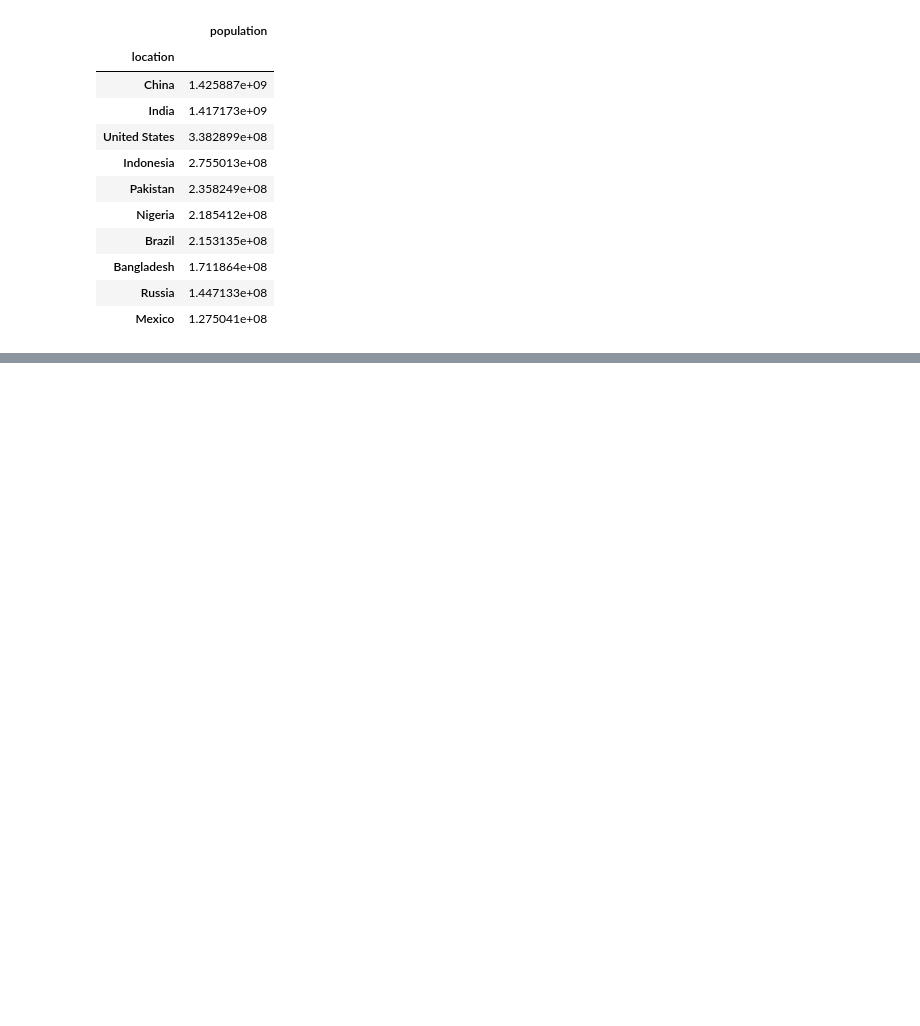
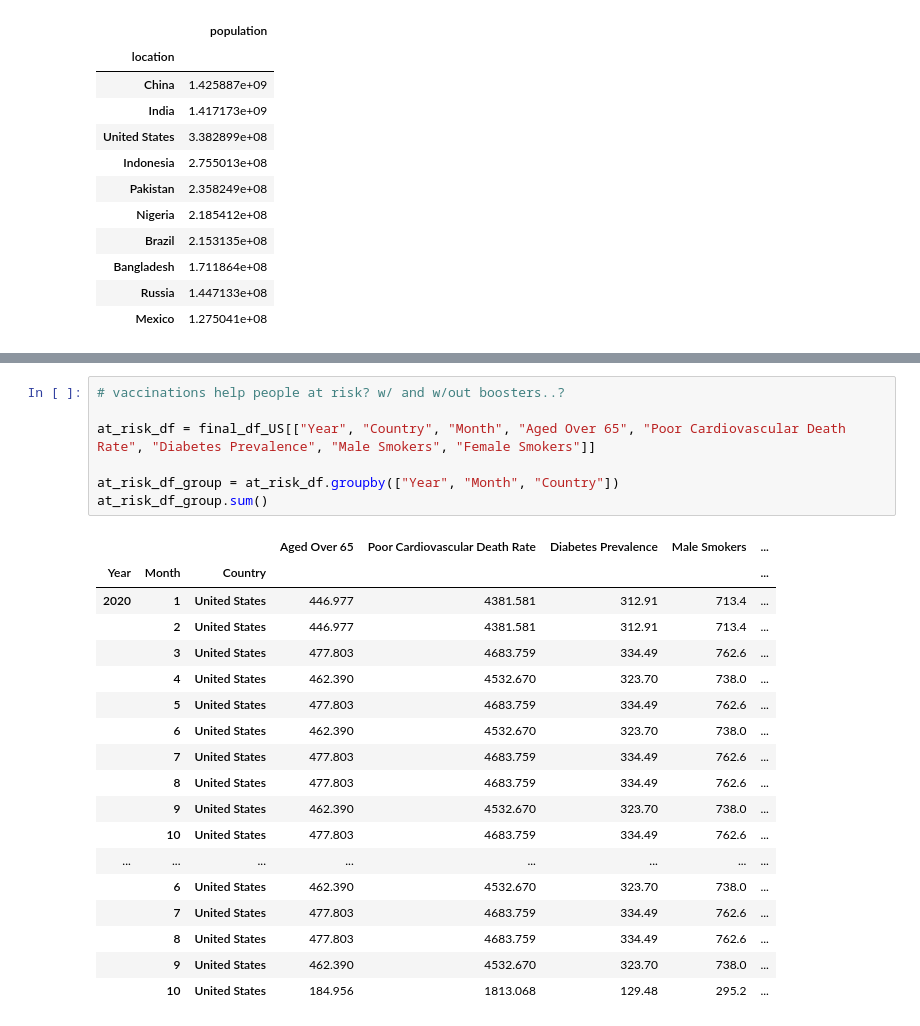
Before and after one commit to ss0ryan0/project1_group7, a Jupyter notebook: Code/project1_group7.ipynb, the cells around one changed output, grey strips where cells are left out. Saved outputs shown, nothing was run; the diff lists cells and outputs as text; blank space fills up the shorter version.

```diff
--- a/Code/project1_group7.ipynb
+++ b/Code/project1_group7.ipynb
@@ -230,3 +230,29 @@ hosplitalization_over_time_group.sum()
 |  | Pakistan | 0.000 |
 |  | Russia | 0.000 |
 |  | United States | 12299.992 |
+# %%
+# vaccinations help people at risk? w/ and w/out boosters..?
+
+at_risk_df = final_df_US[["Year", "Country", "Month", "Aged Over 65", "Poor Cardiovascular Death Rate", "Diabetes Prevalence", "Male Smokers", "Female Smokers"]]
+
+at_risk_df_group = at_risk_df.groupby(["Year", "Month", "Country"])
+at_risk_df_group.sum()
+# %% [output]
+|  |  |  | Aged Over 65 | Poor Cardiovascular Death Rate | Diabetes Prevalence | Male Smokers | ... |
+| Year | Month | Country |  |  |  |  | ... |
+| 2020 | 1 | United States | 446.977 | 4381.581 | 312.91 | 713.4 | ... |
+|  | 2 | United States | 446.977 | 4381.581 | 312.91 | 713.4 | ... |
+|  | 3 | United States | 477.803 | 4683.759 | 334.49 | 762.6 | ... |
+|  | 4 | United States | 462.390 | 4532.670 | 323.70 | 738.0 | ... |
+|  | 5 | United States | 477.803 | 4683.759 | 334.49 | 762.6 | ... |
+|  | 6 | United States | 462.390 | 4532.670 | 323.70 | 738.0 | ... |
+|  | 7 | United States | 477.803 | 4683.759 | 334.49 | 762.6 | ... |
+|  | 8 | United States | 477.803 | 4683.759 | 334.49 | 762.6 | ... |
+|  | 9 | United States | 462.390 | 4532.670 | 323.70 | 738.0 | ... |
+|  | 10 | United States | 477.803 | 4683.759 | 334.49 | 762.6 | ... |
+| ... | ... | ... | ... | ... | ... | ... | ... |
+|  | 6 | United States | 462.390 | 4532.670 | 323.70 | 738.0 | ... |
+|  | 7 | United States | 477.803 | 4683.759 | 334.49 | 762.6 | ... |
+|  | 8 | United States | 477.803 | 4683.759 | 334.49 | 762.6 | ... |
+|  | 9 | United States | 462.390 | 4532.670 | 323.70 | 738.0 | ... |
+|  | 10 | United States | 184.956 | 1813.068 | 129.48 | 295.2 | ... |
```
Also changed, not shown: parts of 3 cells of this notebook.
